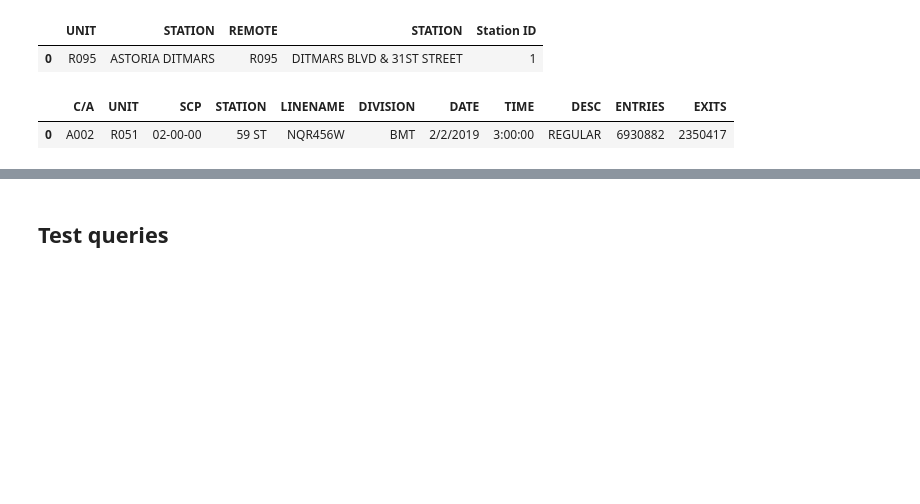
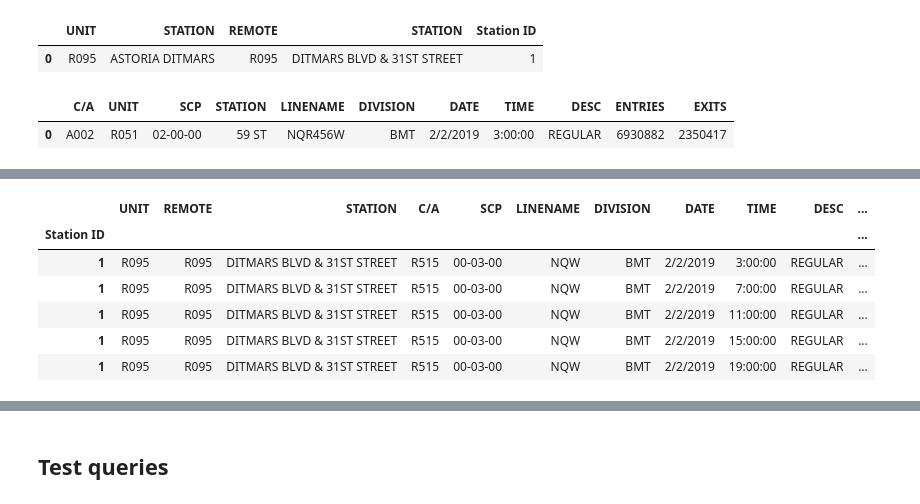
Before and after one commit to SpacePatroller/MTA_RIDERSHIP_ANALYSIS, a Jupyter notebook: csv_to_sqllite.ipynb, the cells around one changed output, grey strips where cells are left out. Drawn from its saved outputs; the diff is of its cells as text; code cells hidden in the pictures; blank space fills up the shorter version.

Commit message:
Turnstile data read into sqllite

```diff
--- a/csv_to_sqllite.ipynb
+++ b/csv_to_sqllite.ipynb
@@ -105,0 +115,5 @@ turnstileData = pd.merge(dfOne, dfThree, on='UNIT')
+# %%
+turnstileData['ENTRIES DIFF'] = turnstileData['ENTRIES'].diff()
+turnstileData.columns = turnstileData.columns.str.strip()
+turnstileData['EXITS DIFF'] = turnstileData['EXITS'].diff()
+turnstileData['TOTAL ACTIVITY'] = turnstileData['ENTRIES DIFF'] + turnstileData['EXITS DIFF']
@@ -105,0 +131,11 @@ turnstileData = pd.merge(dfOne, dfThree, on='UNIT')
+# %%
+turnstileData.set_index('Station ID',inplace=True)
+turnstileData.head()
+# %% [output]
+|  | UNIT | REMOTE | STATION | C/A | SCP | LINENAME | DIVISION | DATE | TIME | DESC | ... |
+| Station ID |  |  |  |  |  |  |  |  |  |  | ... |
+| 1 | R095 | R095 | DITMARS BLVD & 31ST STREET | R515 | 00-03-00 | NQW | BMT | 2/2/2019 | 3:00:00 | REGULAR | ... |
+| 1 | R095 | R095 | DITMARS BLVD & 31ST STREET | R515 | 00-03-00 | NQW | BMT | 2/2/2019 | 7:00:00 | REGULAR | ... |
+| 1 | R095 | R095 | DITMARS BLVD & 31ST STREET | R515 | 00-03-00 | NQW | BMT | 2/2/2019 | 11:00:00 | REGULAR | ... |
+| 1 | R095 | R095 | DITMARS BLVD & 31ST STREET | R515 | 00-03-00 | NQW | BMT | 2/2/2019 | 15:00:00 | REGULAR | ... |
+| 1 | R095 | R095 | DITMARS BLVD & 31ST STREET | R515 | 00-03-00 | NQW | BMT | 2/2/2019 | 19:00:00 | REGULAR | ... |
```
Also changed, not shown: parts of 11 cells of this notebook, 2 other files.
